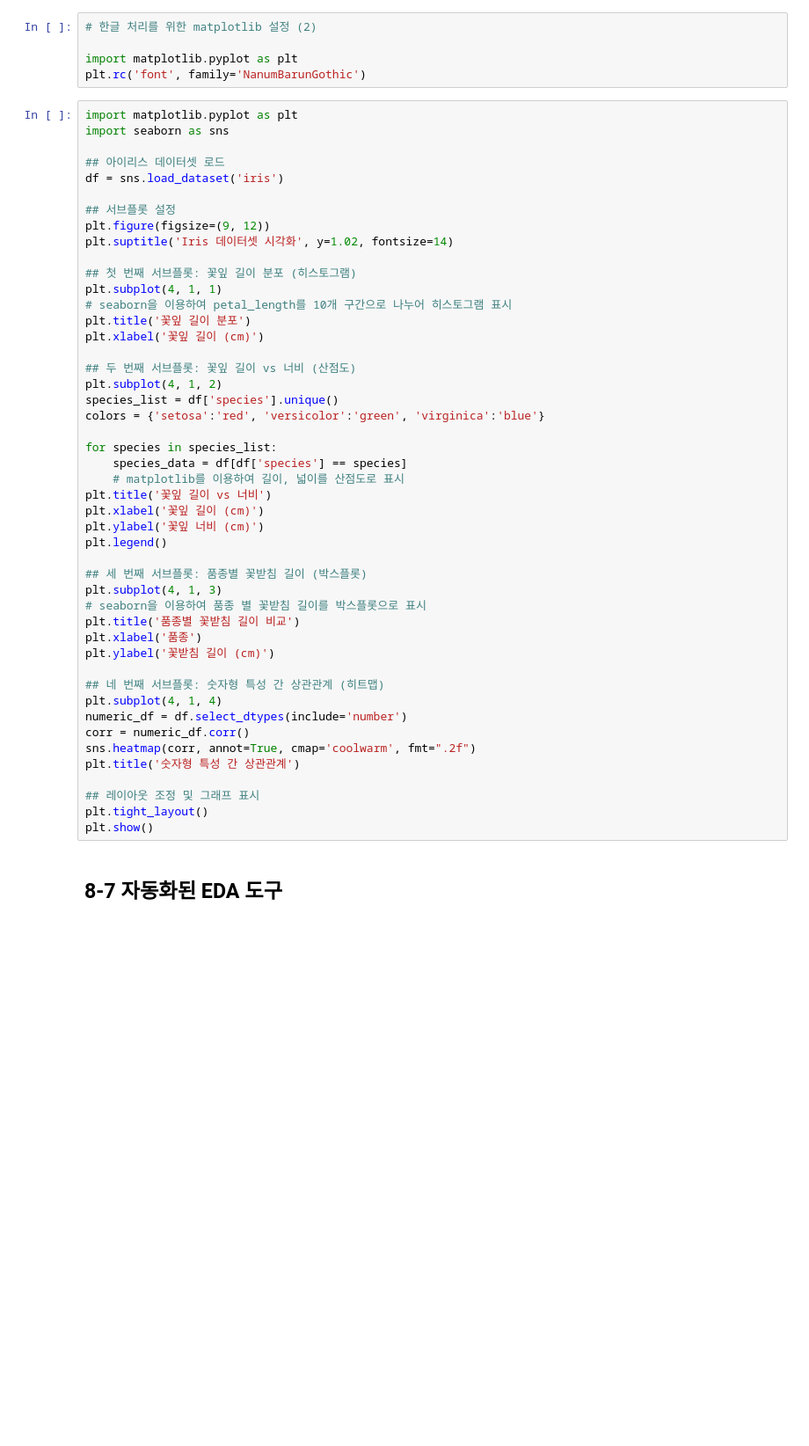
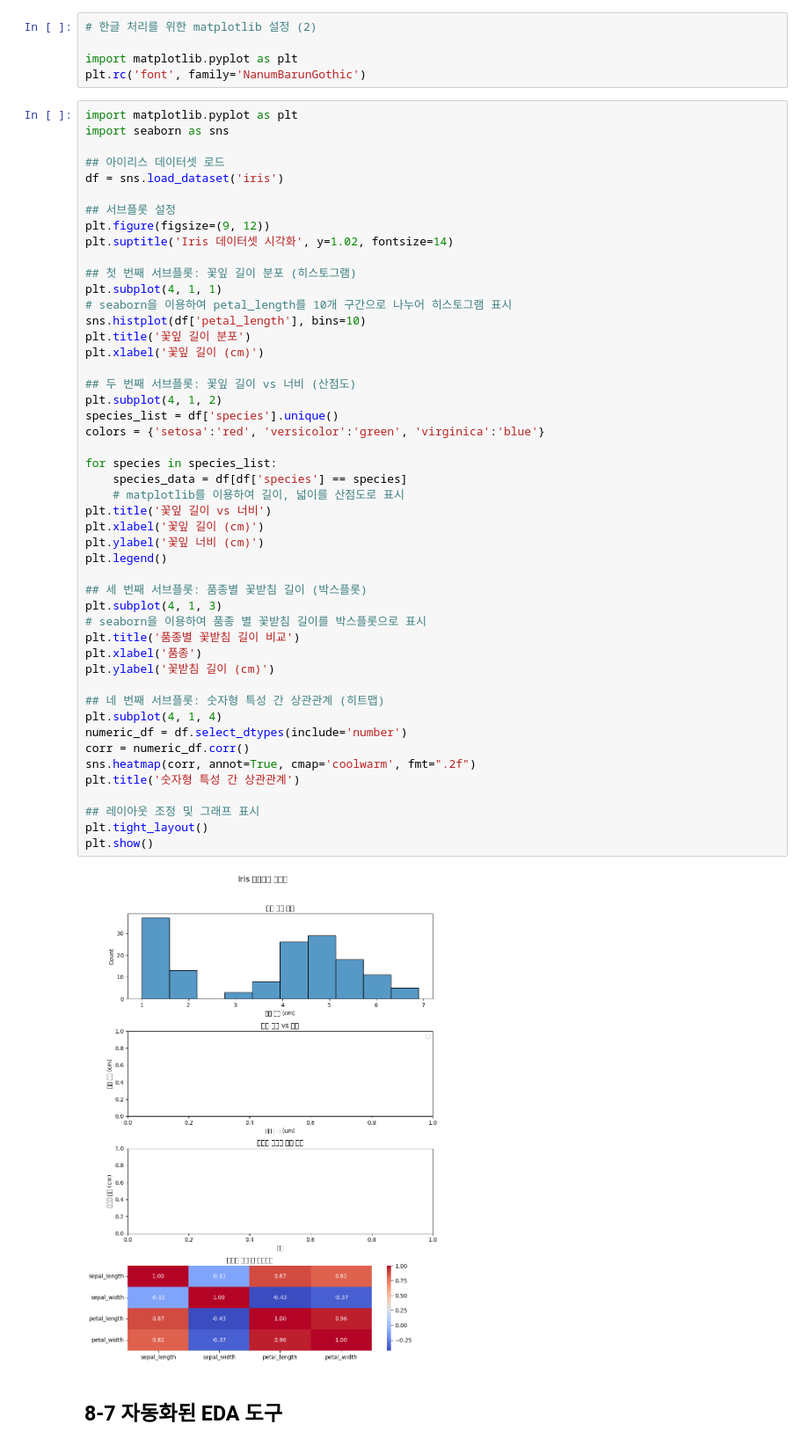
Before and after one commit to StellaCho-Study/Data-Analysis-with-Open-Source, a Jupyter notebook: 오픈소스_데이터_분석_8강.ipynb, the cells around one changed output. Shown at 88% size. Saved outputs shown, nothing was run; the diff lists cells and outputs as text; blank space fills up the shorter version.

```diff
--- a/오픈소스_데이터_분석_8강.ipynb
+++ b/오픈소스_데이터_분석_8강.ipynb
@@ -248,39 +248,42 @@ plt.suptitle('Iris 데이터셋 시각화', y=1.02, fontsize=14)
 ## 첫 번째 서브플롯: 꽃잎 길이 분포 (히스토그램)
 plt.subplot(4, 1, 1)
 # seaborn을 이용하여 petal_length를 10개 구간으로 나누어 히스토그램 표시
+sns.histplot(df['petal_length'], bins=10)
 plt.title('꽃잎 길이 분포')
 plt.xlabel('꽃잎 길이 (cm)')
 
 ## 두 번째 서브플롯: 꽃잎 길이 vs 너비 (산점도)
 plt.subplot(4, 1, 2)
 species_list = df['species'].unique()
 colors = {'setosa':'red', 'versicolor':'green', 'virginica':'blue'}
 
 for species in species_list:
     species_data = df[df['species'] == species]
     # matplotlib를 이용하여 길이, 넓이를 산점도로 표시
 plt.title('꽃잎 길이 vs 너비')
 plt.xlabel('꽃잎 길이 (cm)')
 plt.ylabel('꽃잎 너비 (cm)')
 plt.legend()
 
 ## 세 번째 서브플롯: 품종별 꽃받침 길이 (박스플롯)
 plt.subplot(4, 1, 3)
 # seaborn을 이용하여 품종 별 꽃받침 길이를 박스플롯으로 표시
 plt.title('품종별 꽃받침 길이 비교')
 plt.xlabel('품종')
 plt.ylabel('꽃받침 길이 (cm)')
 
 ## 네 번째 서브플롯: 숫자형 특성 간 상관관계 (히트맵)
 plt.subplot(4, 1, 4)
 numeric_df = df.select_dtypes(include='number')
 corr = numeric_df.corr()
 sns.heatmap(corr, annot=True, cmap='coolwarm', fmt=".2f")
 plt.title('숫자형 특성 간 상관관계')
 
 ## 레이아웃 조정 및 그래프 표시
 plt.tight_layout()
 plt.show()
+# %% [output]
+[figure, added]
 # %% [markdown]
 ## 8-7 자동화된 EDA 도구
 # %%
```
